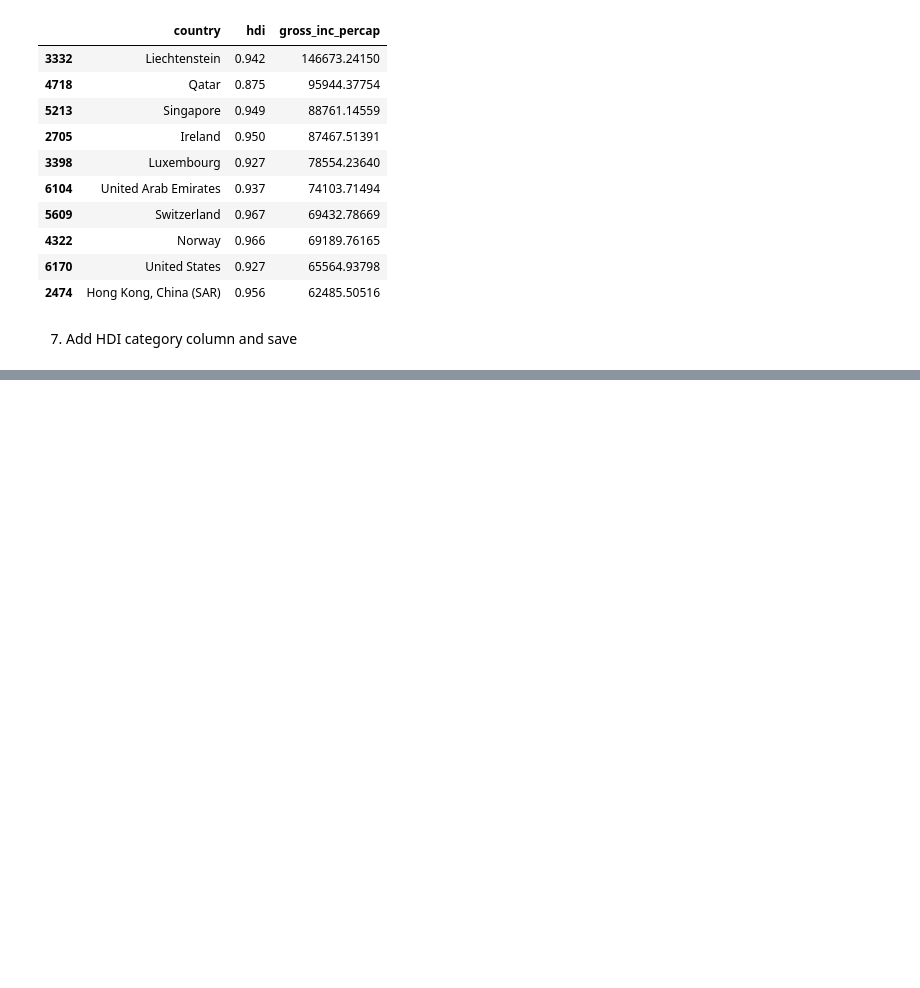
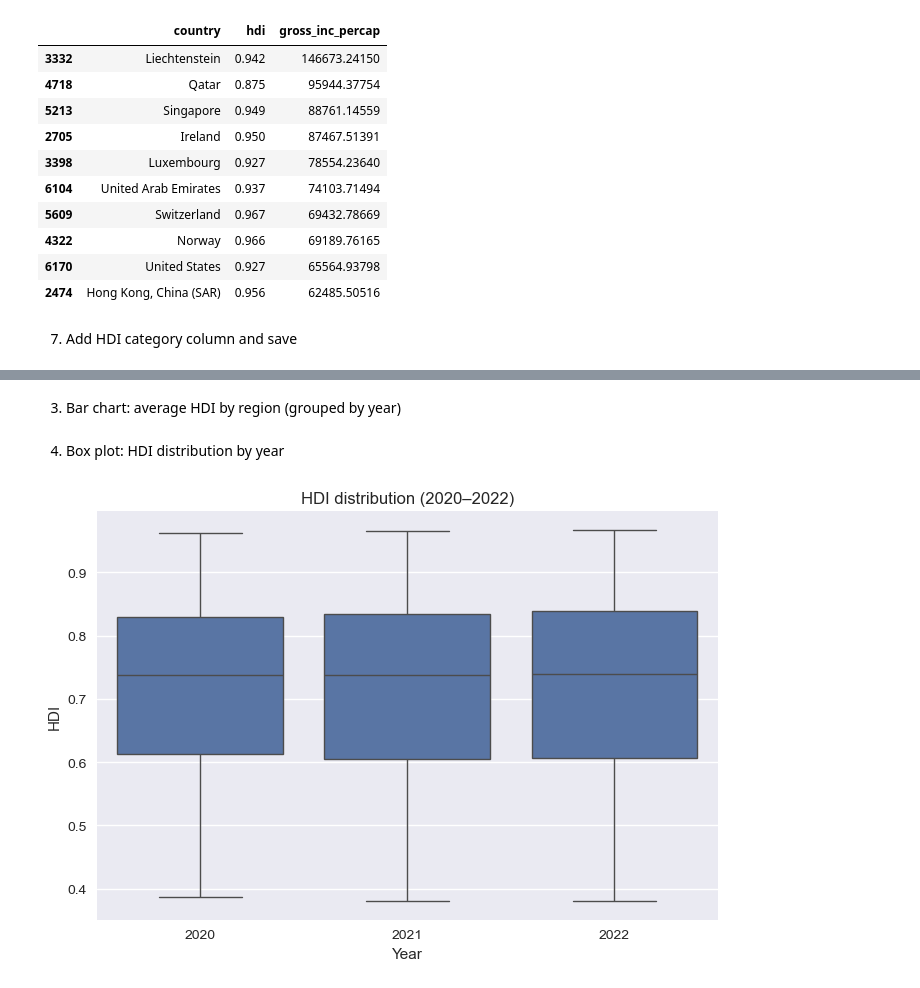
Before and after one commit to Happy0620/Assignment-01, a Jupyter notebook: 2462987_milansherpa.ipynb, the cells around one changed output, grey strips where cells are left out. Drawn from its saved outputs; the diff is of its cells as text; code cells hidden in the pictures; blank space fills up the shorter version.

```diff
--- a/2462987_milansherpa.ipynb
+++ b/2462987_milansherpa.ipynb
@@ -149,0 +176,2 @@ hdi_2022_df.to_csv('HDI_category_added.csv', index=False)
+# %% [markdown]
+3. Bar chart: average HDI by region (grouped by year)
@@ -149,0 +187,10 @@ hdi_2022_df.to_csv('HDI_category_added.csv', index=False)
+# %% [markdown]
+4. Box plot: HDI distribution by year
+# %%
+plt.figure(figsize=(7,5))
+sns.boxplot(data=hdi_2020_2022, x='year', y='hdi')
+plt.title('HDI distribution (2020–2022)')
+plt.xlabel('Year'); plt.ylabel('HDI')
+plt.tight_layout(); plt.show()
+# %% [output]
+[figure, added]
```
Also changed, not shown: parts of 38 cells of this notebook, 3 other files.
